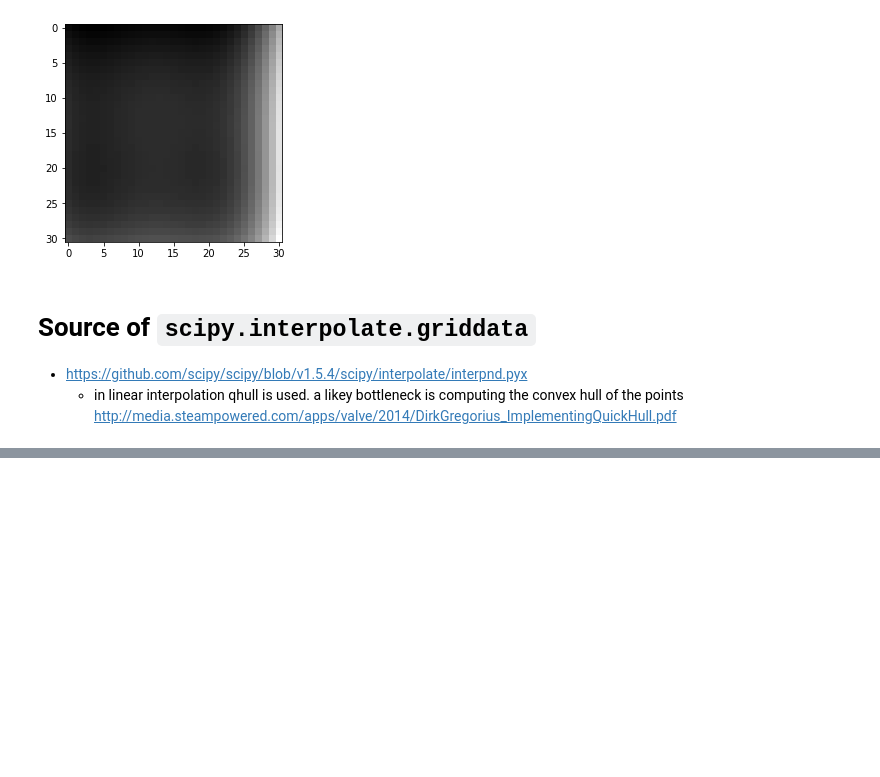
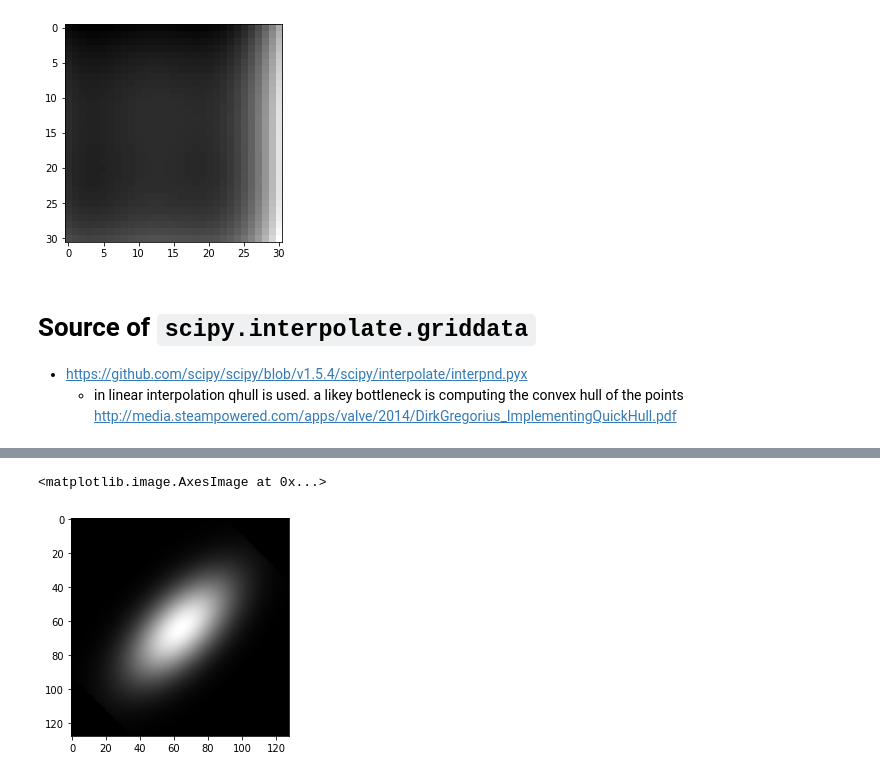
Before and after one commit to geoffwoollard/learn_cryoem_math, a Jupyter notebook: nb/interpolate.ipynb, the cells around one changed output, grey strips where cells are left out. Saved outputs shown, nothing was run; the diff lists cells and outputs as text; code cells hidden in the pictures; blank space fills up the shorter version.

```diff
--- a/nb/interpolate.ipynb
+++ b/nb/interpolate.ipynb
@@ -348,0 +441,7 @@ doplt(g_fine-g)
+# %%
+nonzeromin = count_3d_interp[np.nonzero(count_3d_interp)].min()
+F_proj = (F_3d_interp/(nonzeromin+count_3d_interp)).sum(-1)
+doplt(F_proj)
+# %% [output]
+<matplotlib.image.AxesImage at 0x...>
+[figure, added]
```
Also changed, not shown: parts of 17 cells of this notebook.
